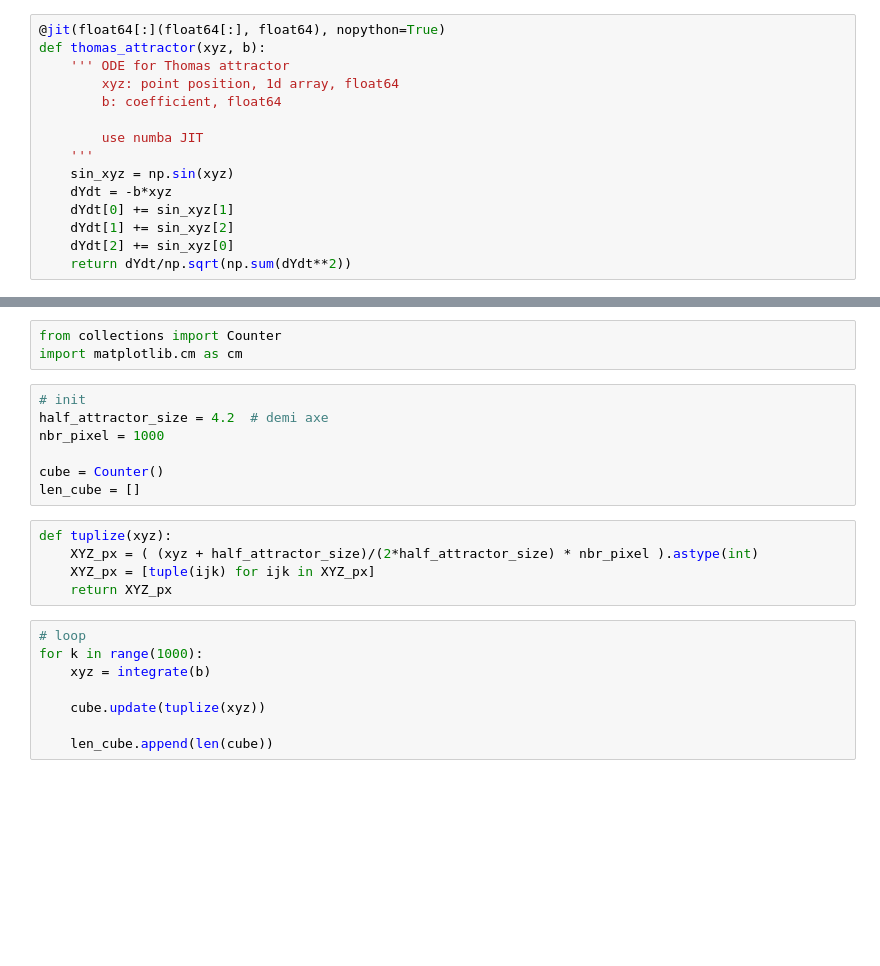
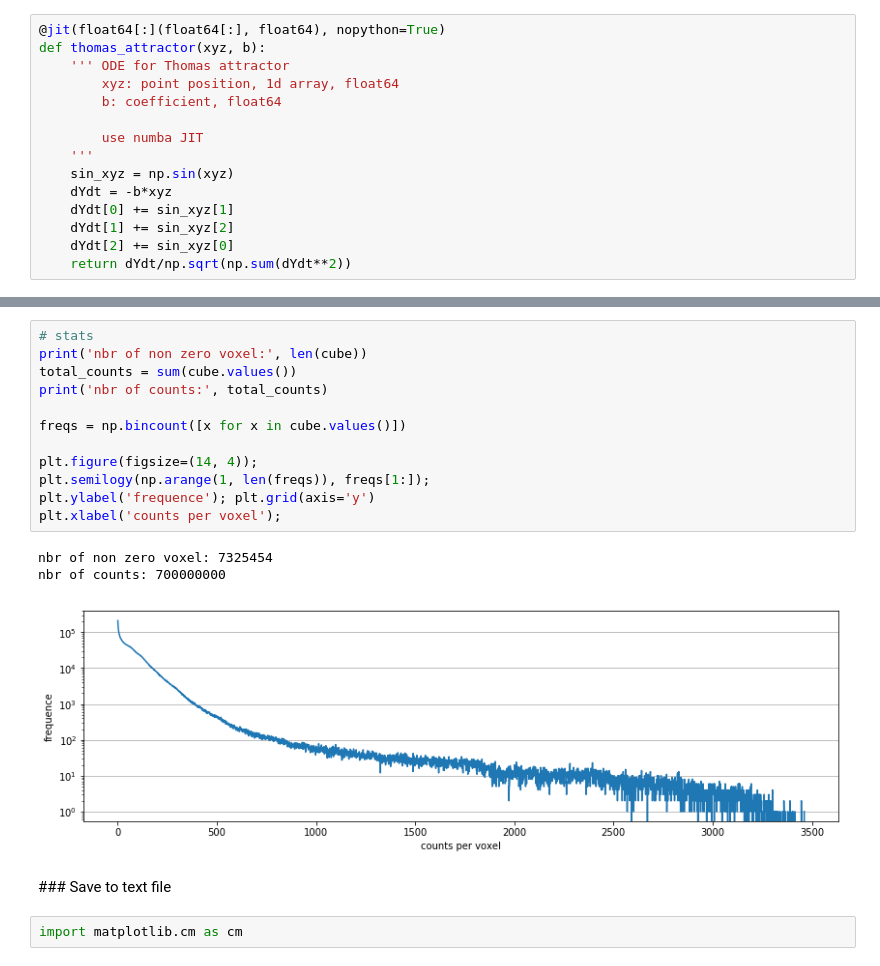
Before and after one commit to xdze2/strange_attractor, a Jupyter notebook: to_3D_and_beyond.ipynb, the cells around one changed output, grey strips where cells are left out. Saved outputs shown, nothing was run; the diff lists cells and outputs as text; blank space fills up the shorter version.

```diff
--- a/to_3D_and_beyond.ipynb
+++ b/to_3D_and_beyond.ipynb
@@ -64,23 +134,20 @@ use Counter instead
+# %%
+# stats
+print('nbr of non zero voxel:', len(cube))
+total_counts = sum(cube.values())
+print('nbr of counts:', total_counts)
+
+freqs = np.bincount([x for x in cube.values()])
+
+plt.figure(figsize=(14, 4));
+plt.semilogy(np.arange(1, len(freqs)), freqs[1:]);
+plt.ylabel('frequence'); plt.grid(axis='y')
+plt.xlabel('counts per voxel');
+# %% [output]
+nbr of non zero voxel: 7325454
+nbr of counts: 700000000
+[figure, added]
+# %% [markdown]
+### Save to text file
 # %%
-from collections import Counter
 import matplotlib.cm as cm
-# %%
-# init
-half_attractor_size = 4.2  # demi axe
-nbr_pixel = 1000
-
-cube = Counter()
-len_cube = []
-# %%
-def tuplize(xyz):
-    XYZ_px = ( (xyz + half_attractor_size)/(2*half_attractor_size) * nbr_pixel ).astype(int)
-    XYZ_px = [tuple(ijk) for ijk in XYZ_px]
-    return XYZ_px
-# %%
-# loop
-for k in range(1000):
-    xyz = integrate(b)
-
-    cube.update(tuplize(xyz))
-
-    len_cube.append(len(cube))
```
Also changed, not shown: parts of 24 cells of this notebook, 1 other file.
